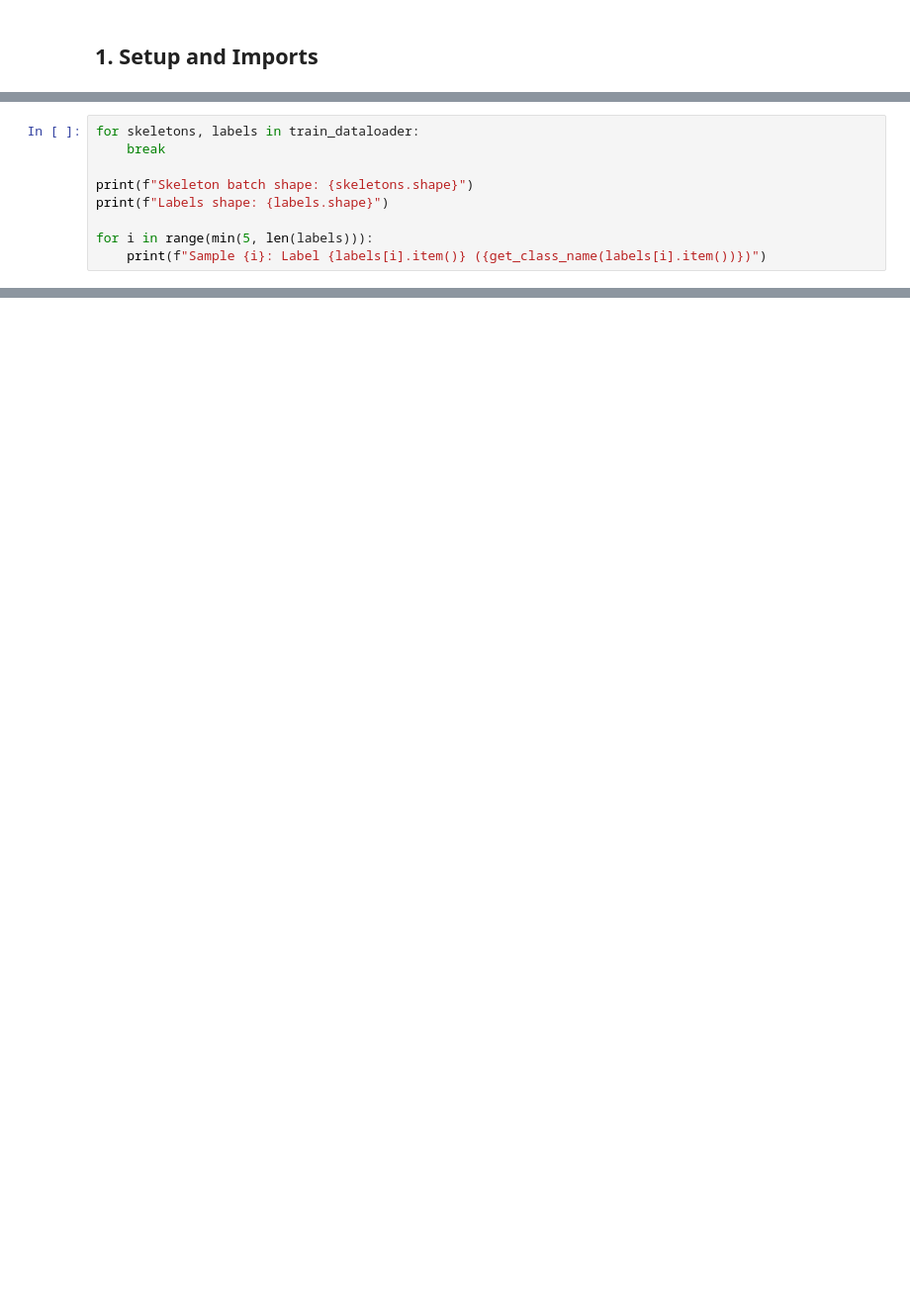
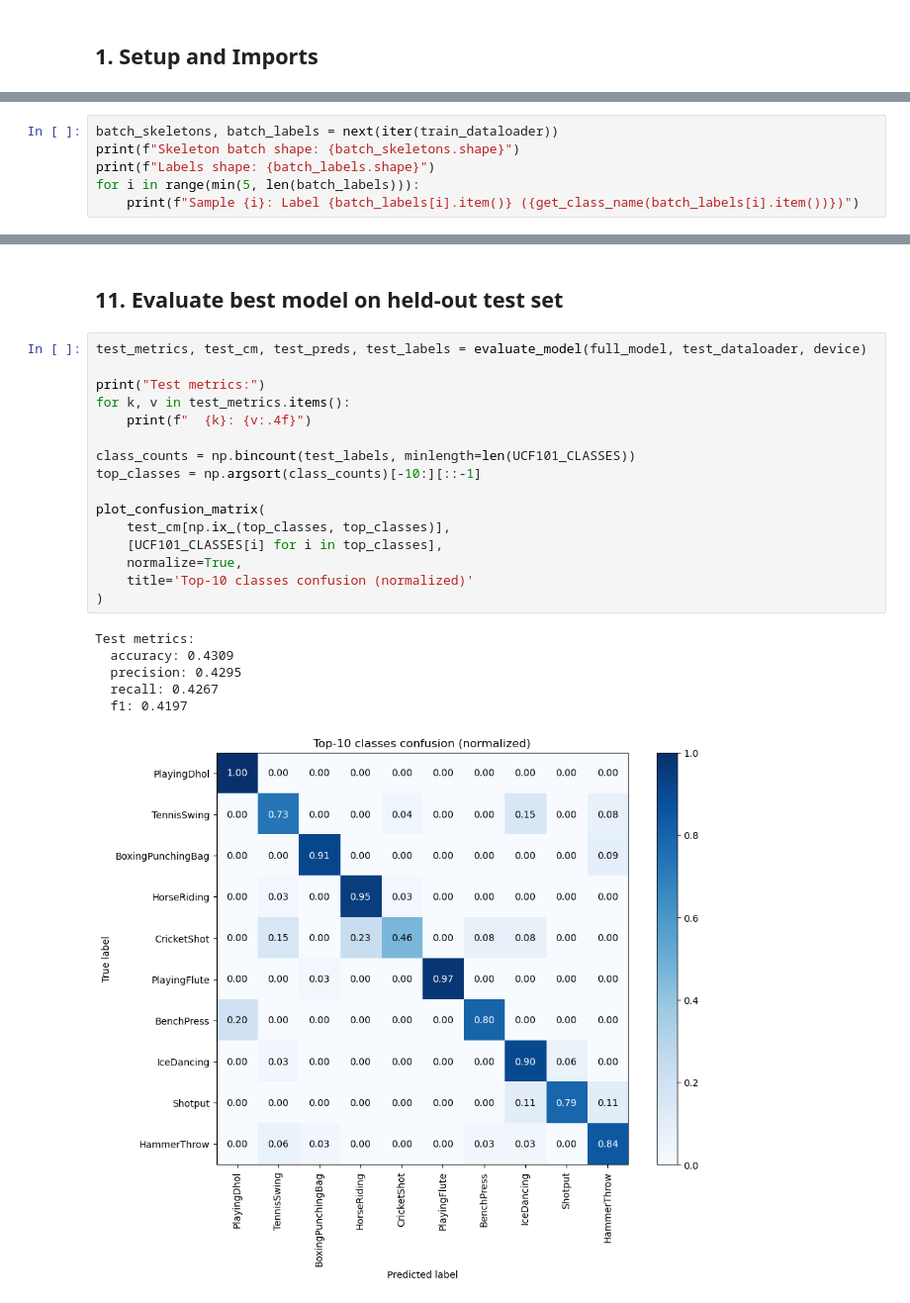
Before and after one commit to alexeiddg/ucf101-skeleton-action-recognition, a Jupyter notebook: ucf101_skeleton_action_recognition.ipynb, the cells around one changed output, grey strips where cells are left out. Shown at 99% size. Saved outputs shown, nothing was run; the diff lists cells and outputs as text; blank space fills up the shorter version.

```diff
--- a/ucf101_skeleton_action_recognition.ipynb
+++ b/ucf101_skeleton_action_recognition.ipynb
@@ -228,9 +6,0 @@ Test dataset size: 3783
-# %%
-for skeletons, labels in train_dataloader:
-    break
-
-print(f"Skeleton batch shape: {skeletons.shape}")
-print(f"Labels shape: {labels.shape}")
-
-for i in range(min(5, len(labels))):
-    print(f"Sample {i}: Label {labels[i].item()} ({get_class_name(labels[i].item())})")
@@ -720,0 +201,6 @@ El desempeño del sistema puede mejorarse mediante el uso de modelos avanzados c
+# %%
+batch_skeletons, batch_labels = next(iter(train_dataloader))
+print(f"Skeleton batch shape: {batch_skeletons.shape}")
+print(f"Labels shape: {batch_labels.shape}")
+for i in range(min(5, len(batch_labels))):
+    print(f"Sample {i}: Label {batch_labels[i].item()} ({get_class_name(batch_labels[i].item())})")
@@ -720,0 +454,25 @@ El desempeño del sistema puede mejorarse mediante el uso de modelos avanzados c
+# %% [markdown]
+## 11. Evaluate best model on held-out test set
+# %%
+test_metrics, test_cm, test_preds, test_labels = evaluate_model(full_model, test_dataloader, device)
+
+print("Test metrics:")
+for k, v in test_metrics.items():
+    print(f"  {k}: {v:.4f}")
+
+class_counts = np.bincount(test_labels, minlength=len(UCF101_CLASSES))
+top_classes = np.argsort(class_counts)[-10:][::-1]
+
+plot_confusion_matrix(
+    test_cm[np.ix_(top_classes, top_classes)],
+    [UCF101_CLASSES[i] for i in top_classes],
+    normalize=True,
+    title='Top-10 classes confusion (normalized)'
+)
+# %% [output]
+Test metrics:
+  accuracy: 0.4309
+  precision: 0.4295
+  recall: 0.4267
+  f1: 0.4197
+[figure, added]
```
Also changed, not shown: parts of 57 cells of this notebook, 8 other files.
